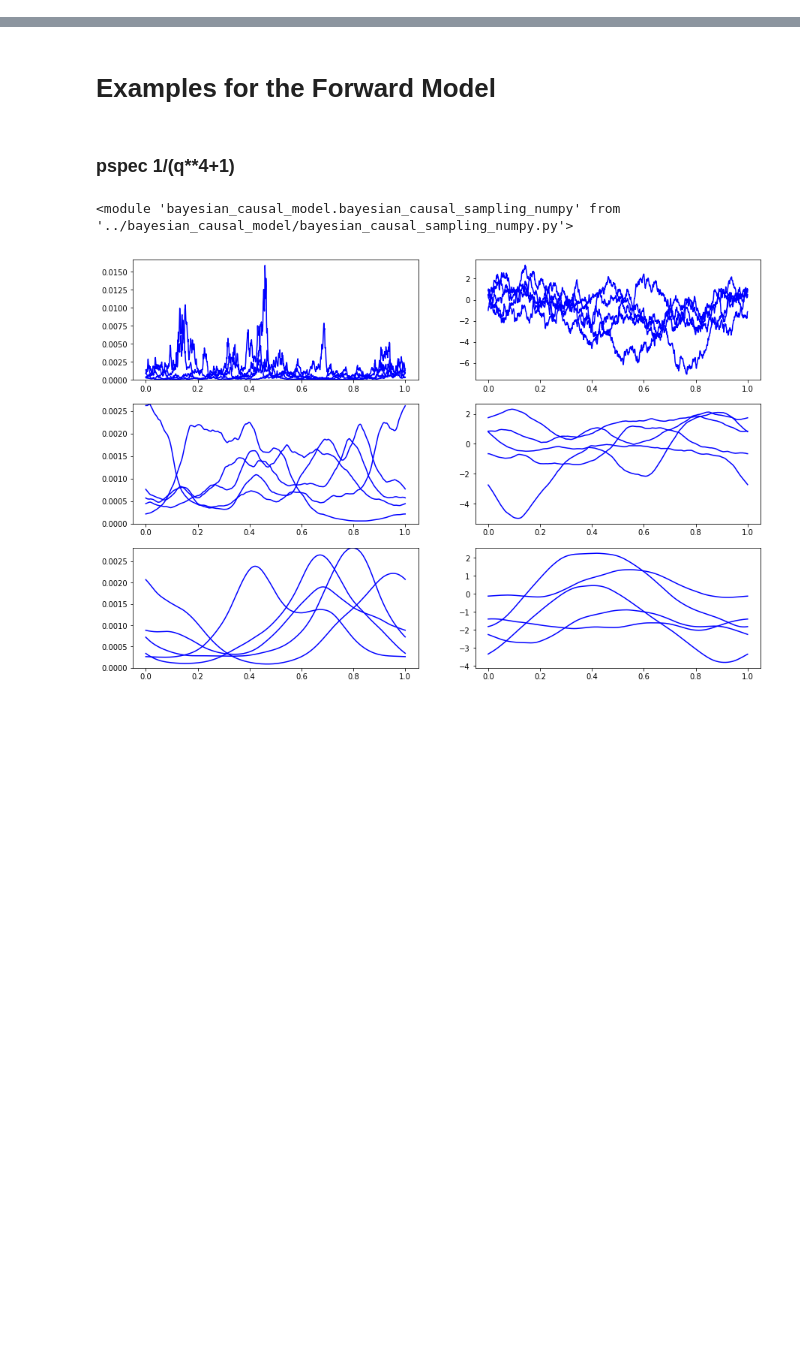
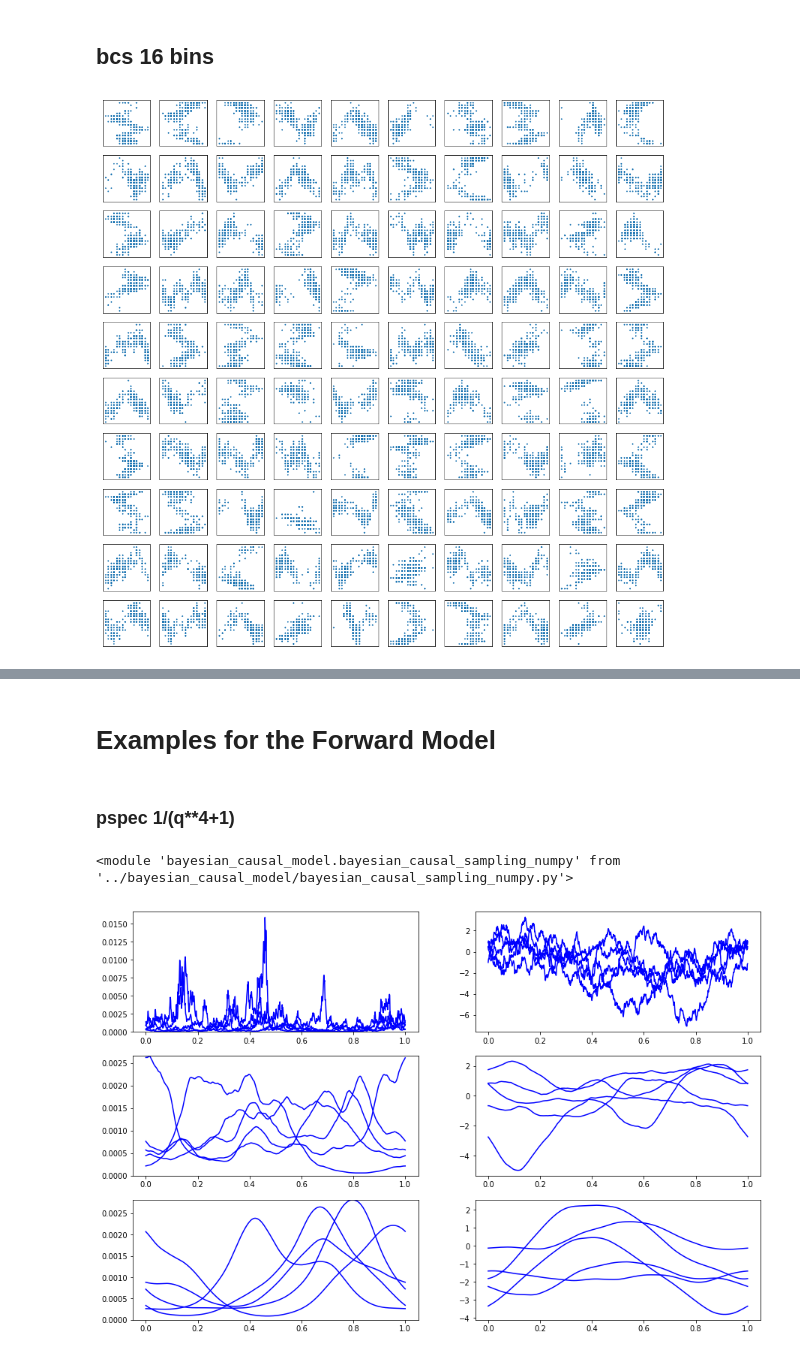
Before and after one commit to MKurthen/BayesianCausalInference, a Jupyter notebook: notebooks/ThesisPlots.ipynb, the cells around one changed output, grey strips where cells are left out. Drawn from its saved outputs; the diff is of its cells as text; code cells hidden in the pictures; blank space fills up the shorter version.

```diff
--- a/notebooks/ThesisPlots.ipynb
+++ b/notebooks/ThesisPlots.ipynb
@@ -115,0 +102,21 @@ for i in range(100):
+# %% [markdown]
+## bcs 16 bins
+# %%
+fig = plt.figure(figsize=(16,16))
+subplots = fig.subplots(10, 10)
+for i in range(100):
+    ax = subplots[i//10, i%10]
+    x, y = get_pair(i , 'bcs_16bins')[0]
+    ax.scatter(x, y, s=2)
+    ax.tick_params(
+        axis='both',
+        which='both',
+        bottom=False,
+        top=False,
+        left=False,
+        right=False,
+        # ticks along the top edge are off
+        labelbottom=False,
+        labelleft=False)
+# %% [output]
+[figure, added]
```
Also changed, not shown: parts of 16 cells of this notebook, 7 other files.
